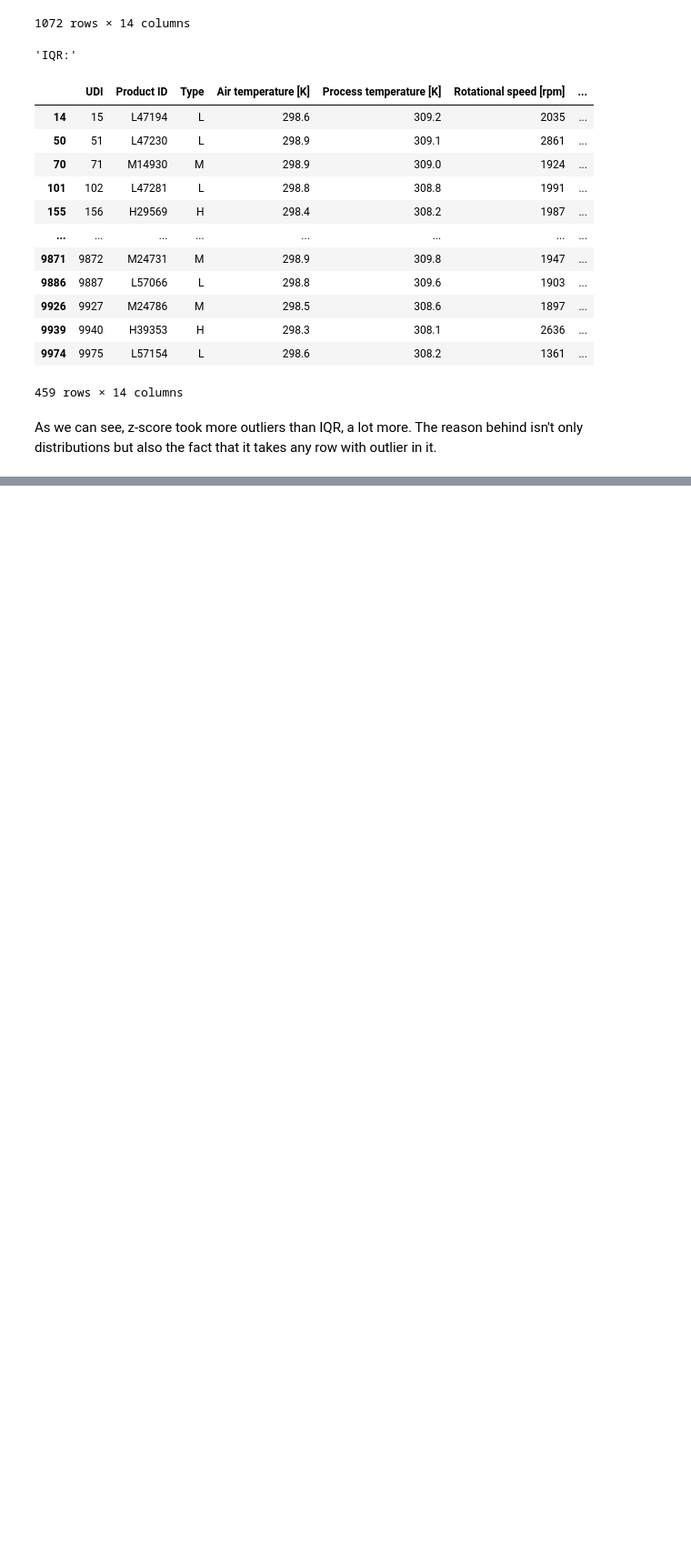
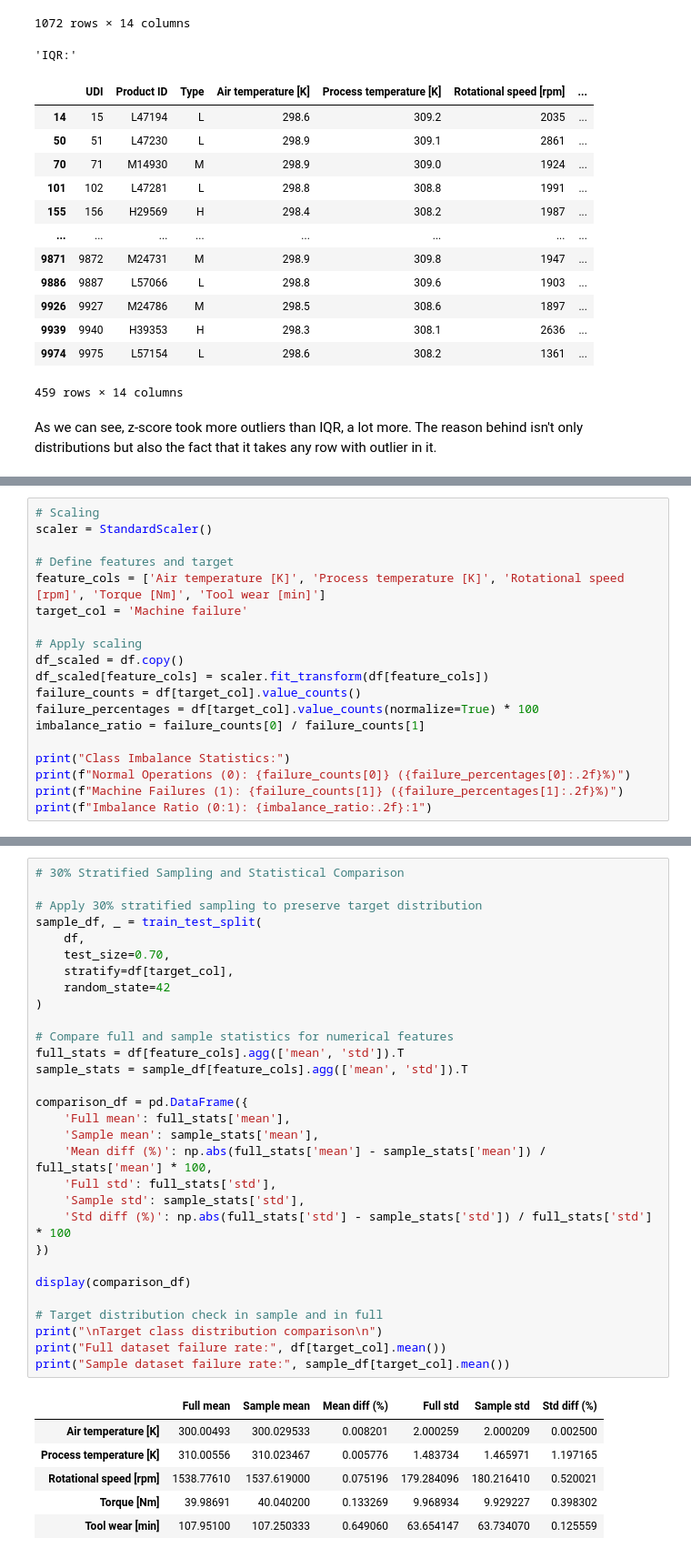
Before and after one commit to whaattisit/Machine-Learning-II, a Jupyter notebook: practice2/task.ipynb, the cells around one changed output, grey strips where cells are left out. Shown at 91% size. Cells and saved outputs as stored; diff of their text form; blank space fills up the shorter version.

```diff
--- a/practice2/task.ipynb
+++ b/practice2/task.ipynb
@@ -378,0 +474,19 @@ To know if outliers are noise or not we should analyze dataset further (like usi
+# %%
+# Scaling
+scaler = StandardScaler()
+
+# Define features and target
+feature_cols = ['Air temperature [K]', 'Process temperature [K]', 'Rotational speed [rpm]', 'Torque [Nm]', 'Tool wear [min]']
+target_col = 'Machine failure'
+
+# Apply scaling
+df_scaled = df.copy()
+df_scaled[feature_cols] = scaler.fit_transform(df[feature_cols])
+failure_counts = df[target_col].value_counts()
+failure_percentages = df[target_col].value_counts(normalize=True) * 100
+imbalance_ratio = failure_counts[0] / failure_counts[1]
+
+print("Class Imbalance Statistics:")
+print(f"Normal Operations (0): {failure_counts[0]} ({failure_percentages[0]:.2f}%)")
+print(f"Machine Failures (1): {failure_counts[1]} ({failure_percentages[1]:.2f}%)")
+print(f"Imbalance Ratio (0:1): {imbalance_ratio:.2f}:1")
@@ -378,0 +504,37 @@ To know if outliers are noise or not we should analyze dataset further (like usi
+# %%
+# 30% Stratified Sampling and Statistical Comparison
+
+# Apply 30% stratified sampling to preserve target distribution
+sample_df, _ = train_test_split(
+    df,
+    test_size=0.70,
+    stratify=df[target_col],
+    random_state=42
+)
+
+# Compare full and sample statistics for numerical features
+full_stats = df[feature_cols].agg(['mean', 'std']).T
+sample_stats = sample_df[feature_cols].agg(['mean', 'std']).T
+
+comparison_df = pd.DataFrame({
+    'Full mean': full_stats['mean'],
+    'Sample mean': sample_stats['mean'],
+    'Mean diff (%)': np.abs(full_stats['mean'] - sample_stats['mean']) / full_stats['mean'] * 100,
+    'Full std': full_stats['std'],
+    'Sample std': sample_stats['std'],
+    'Std diff (%)': np.abs(full_stats['std'] - sample_stats['std']) / full_stats['std'] * 100
+})
+
+display(comparison_df)
+
+# Target distribution check in sample and in full
+print("\nTarget class distribution comparison\n")
+print("Full dataset failure rate:", df[target_col].mean())
+print("Sample dataset failure rate:", sample_df[target_col].mean())
+# %% [output]
+|  | Full mean | Sample mean | Mean diff (%) | Full std | Sample std | Std diff (%) |
+| Air temperature [K] | 300.00493 | 300.029533 | 0.008201 | 2.000259 | 2.000209 | 0.002500 |
+| Process temperature [K] | 310.00556 | 310.023467 | 0.005776 | 1.483734 | 1.465971 | 1.197165 |
+| Rotational speed [rpm] | 1538.77610 | 1537.619000 | 0.075196 | 179.284096 | 180.216410 | 0.520021 |
+| Torque [Nm] | 39.98691 | 40.040200 | 0.133269 | 9.968934 | 9.929227 | 0.398302 |
+| Tool wear [min] | 107.95100 | 107.250333 | 0.649060 | 63.654147 | 63.734070 | 0.125559 |
```
Also changed, not shown: parts of 11 cells of this notebook.
